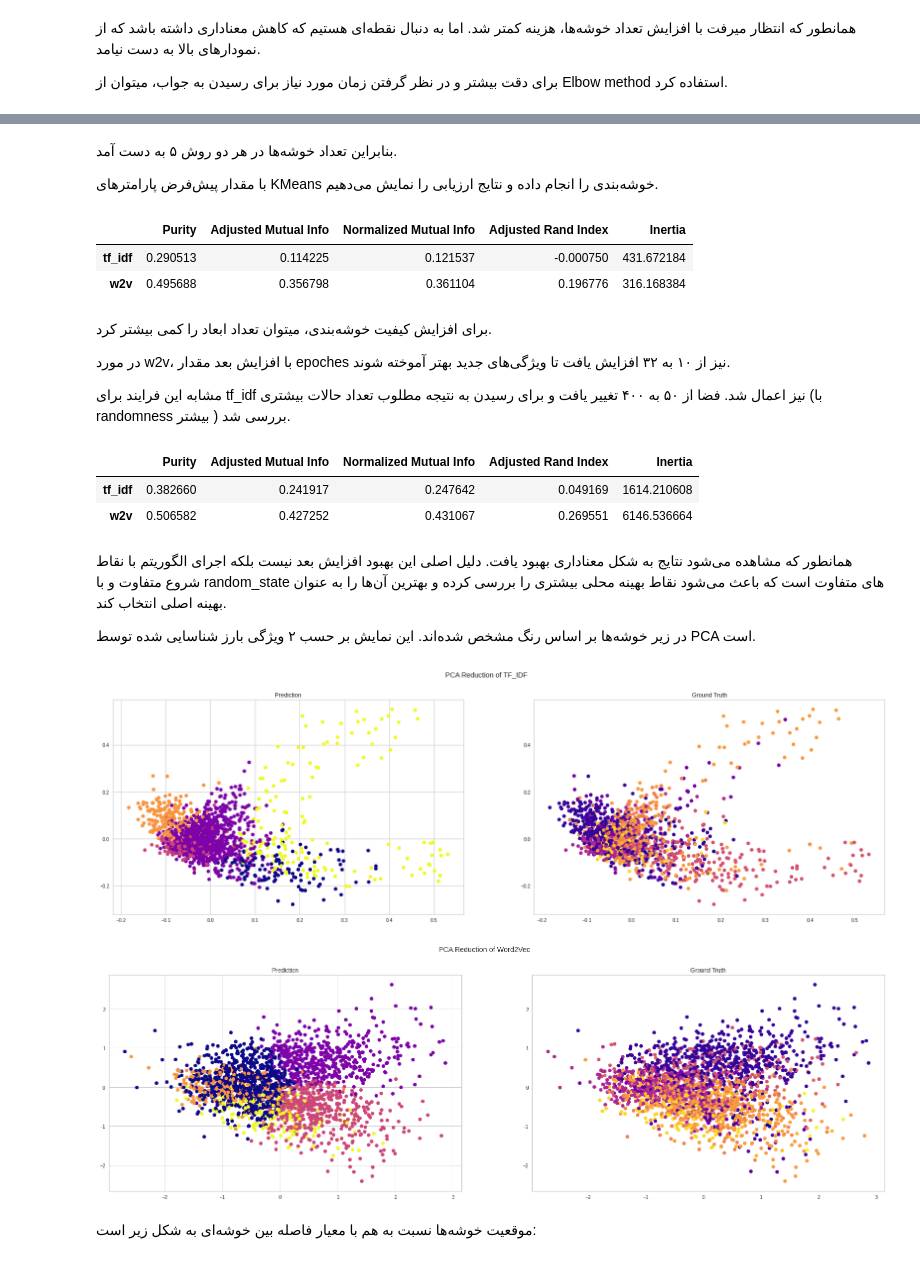
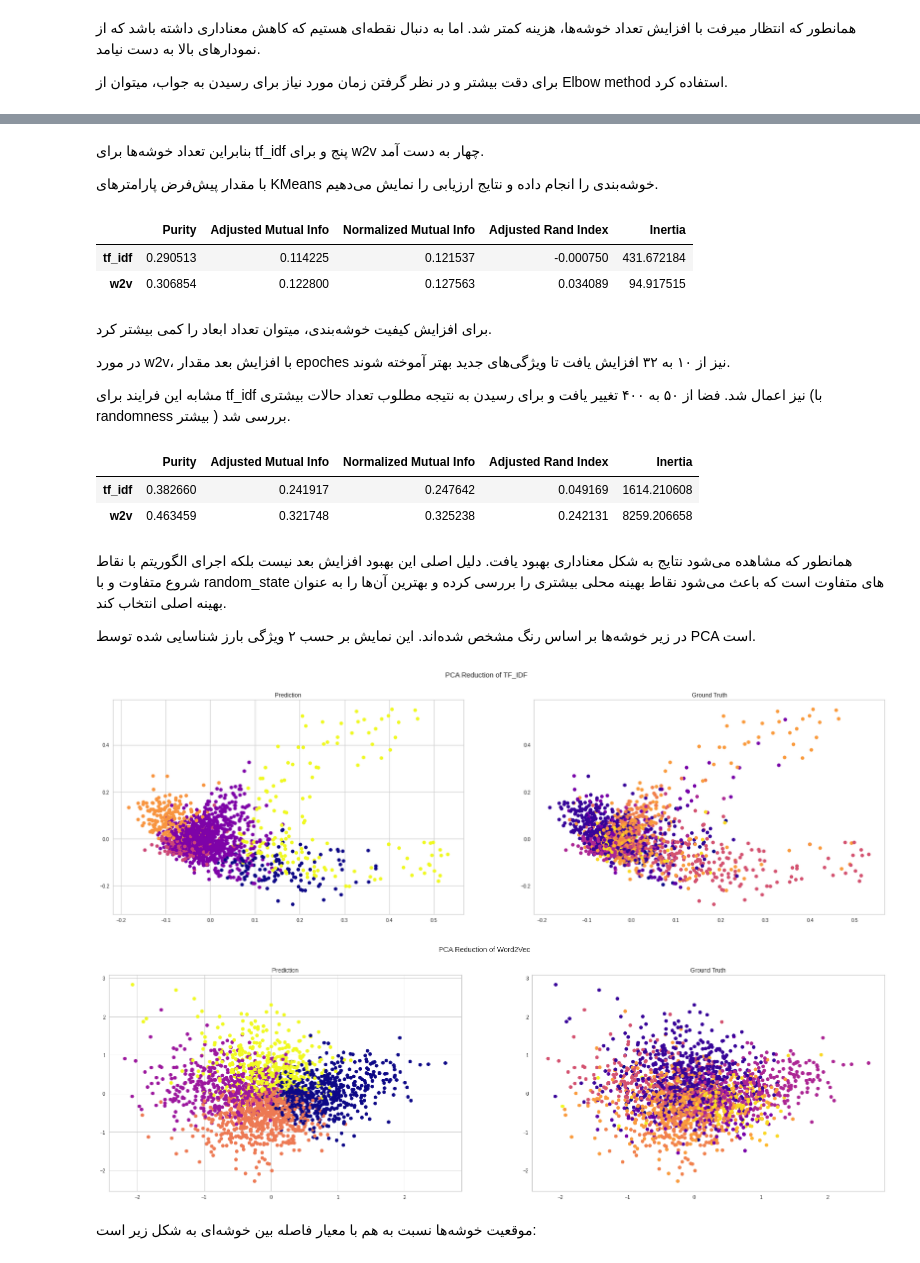
Before and after one commit to hamidreza004/MIR, a Jupyter notebook: reports/phase3/clustering.ipynb, the cells around one changed output, grey strips where cells are left out. Saved outputs shown, nothing was run; the diff lists cells and outputs as text; code cells hidden in the pictures.

```diff
--- a/reports/phase3/clustering.ipynb
+++ b/reports/phase3/clustering.ipynb
@@ -157,15 +157,15 @@ Word2Vec:
 # %% [markdown]
 <div dir="rtl">
-    بنابراین تعداد خوشه‌ها در هر دو روش ۵ به دست آمد.
+    بنابراین تعداد خوشه‌ها برای tf_idf پنج و برای w2v چهار به دست آمد.
 <p></p>
     با مقدار پیش‌فرض پارامترهای KMeans خوشه‌بندی را انجام داده و نتایج ارزیابی را نمایش می‌دهیم.
 </div>
 # %%
-k_means.get_evaluation_dataframe(tf_idf, w2v, tags, 5, 5)
+k_means.get_evaluation_dataframe(tf_idf, w2v, tags, 5, 4)
 # %% [output]
 |  | Purity | Adjusted Mutual Info | Normalized Mutual Info | Adjusted Rand Index | Inertia |
 | tf_idf | 0.290513 | 0.114225 | 0.121537 | -0.000750 | 431.672184 |
-| w2v | 0.495688 | 0.356798 | 0.361104 | 0.196776 | 316.168384 |
+| w2v | 0.306854 | 0.122800 | 0.127563 | 0.034089 | 94.917515 |
 # %% [markdown]
 <div dir="rtl">
     برای افزایش کیفیت خوشه‌بندی، میتوان تعداد ابعاد را کمی بیشتر کرد.
@@ -180,12 +180,12 @@ enhanced_tfidf, enhanced_w2v, tags, links, df = JSON_to_clustering_arrays("./dat
 features_dim = 400
 enhanced_tfidf = PCA(features_dim, random_state=random_state).fit_transform(enhanced_tfidf)
 # %%
-results, best_random_tfidf, best_random_w2v = k_means.get_advanced_results(enhanced_tfidf, enhanced_w2v, tags, 5, 5)
+results, best_random_tfidf, best_random_w2v = k_means.get_advanced_results(enhanced_tfidf, enhanced_w2v, tags, 5, 4)
 results
 # %% [output]
 |  | Purity | Adjusted Mutual Info | Normalized Mutual Info | Adjusted Rand Index | Inertia |
 | tf_idf | 0.382660 | 0.241917 | 0.247642 | 0.049169 | 1614.210608 |
-| w2v | 0.506582 | 0.427252 | 0.431067 | 0.269551 | 6146.536664 |
+| w2v | 0.463459 | 0.321748 | 0.325238 | 0.242131 | 8259.206658 |
 # %% [markdown]
 <div dir="rtl">
     همانطور که مشاهده می‌شود نتایج به شکل معناداری بهبود یافت. دلیل اصلی این بهبود افزایش بعد نیست بلکه اجرای الگوریتم با نقاط شروع متفاوت و با random_state های متفاوت است که باعث می‌شود نقاط بهینه محلی بیشتری را بررسی کرده و بهترین آن‌ها را به عنوان بهینه اصلی انتخاب کند.
@@ -194,10 +194,10 @@ results
 </div>
 # %%
 k_means.PCA2_plot(enhanced_tfidf, 5, best_random_tfidf, tags, "PCA Reduction of TF_IDF")
-k_means.PCA2_plot(enhanced_w2v, 5, best_random_w2v, tags, "PCA Reduction of Word2Vec")
+k_means.PCA2_plot(enhanced_w2v, 4, best_random_w2v, tags, "PCA Reduction of Word2Vec")
 # %% [output]
 [figure]
-[figure, old version]
+[figure, new version]
 # %% [markdown]
 <div dir="rtl">
     موقعیت خوشه‌ها نسبت به هم با معیار فاصله بین خوشه‌ای به شکل زیر است:
```
Also changed, not shown: parts of 23 cells of this notebook, 11 other files.
